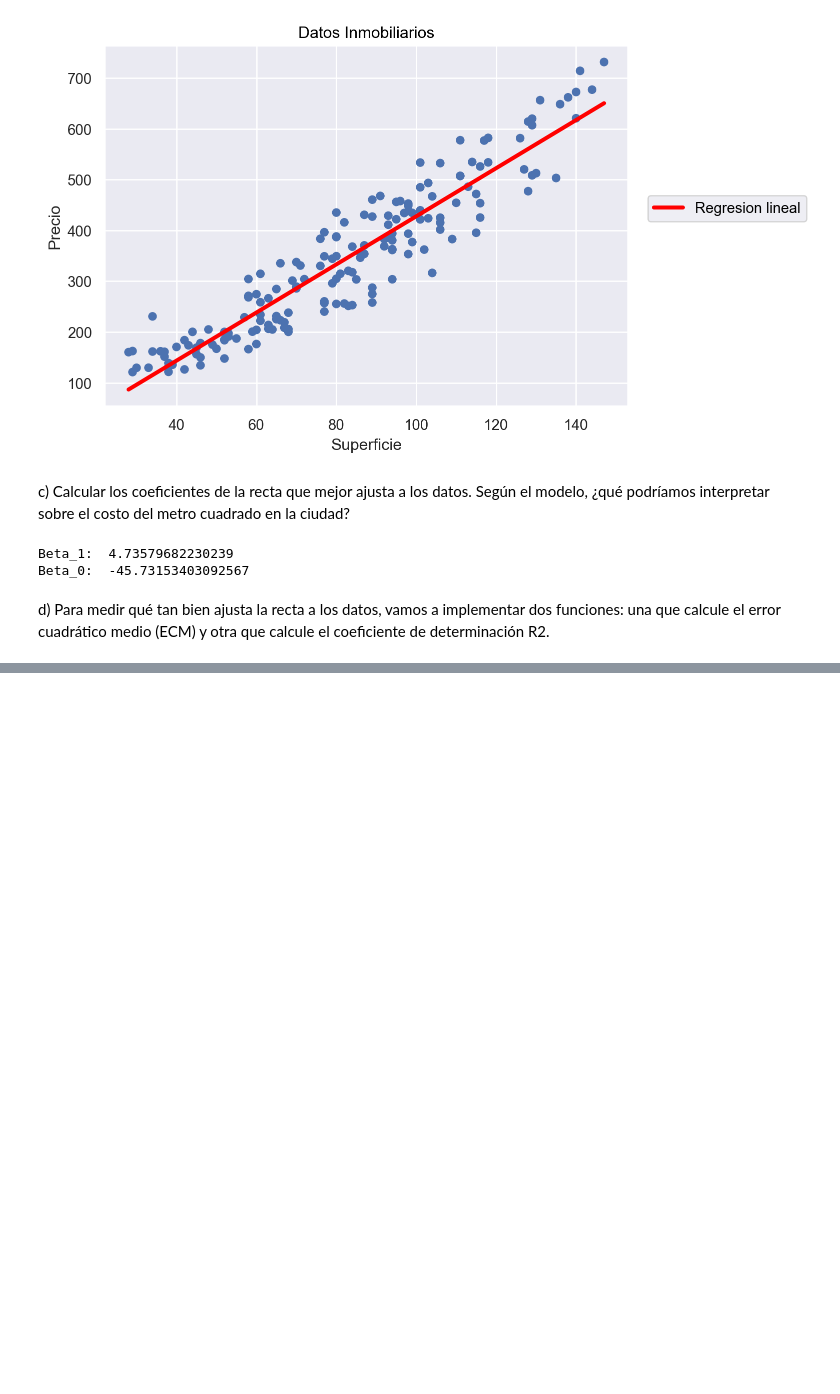
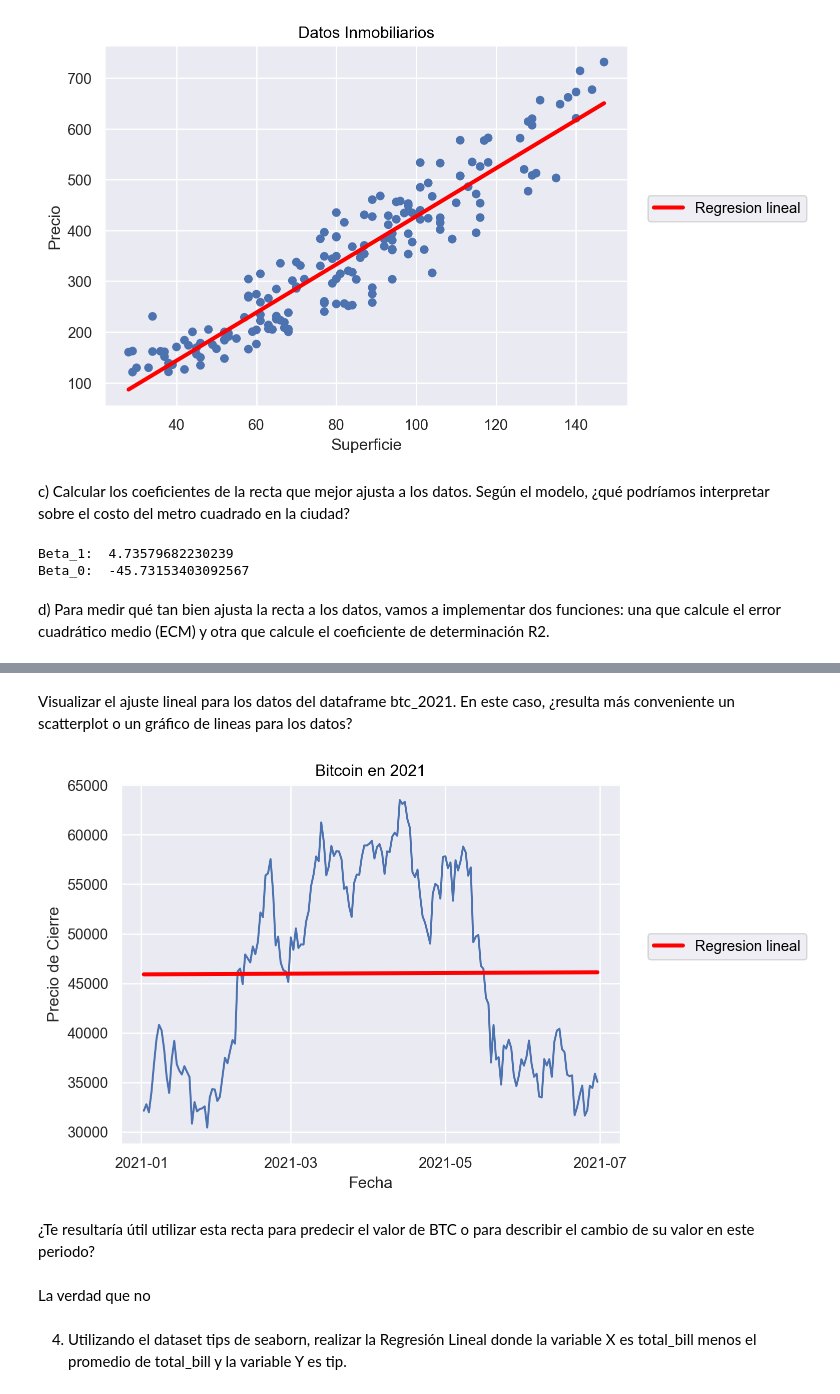
Before and after one commit to AnnBass23/LDD, a Jupyter notebook: P4 LDD/P4 LDD.ipynb, the cells around one changed output, grey strips where cells are left out. Cells and saved outputs as stored; diff of their text form; code cells hidden in the pictures; blank space fills up the shorter version.

```diff
--- a/P4 LDD/P4 LDD.ipynb
+++ b/P4 LDD/P4 LDD.ipynb
@@ -152,0 +225,3 @@ r2_score (datos[['precio']], y_pred)
+# %%
+btc = pd.read_csv('/Users/Usuario/Documents/EXACTAS/DATOS/2do Año/Labo de Datos/LDD/P4 LDD/Data/bitcoin.csv')
+btc.head()
@@ -152,0 +238,7 @@ r2_score (datos[['precio']], y_pred)
+# %%
+ # Nos aseguramos que pandas interprete la fecha correctamente
+btc['Date'] = pd.to_datetime(btc['Date'], format='%Y-%m-%d')
+# %%
+ # Filtramos el dataset en el periodo de interes
+btc_2021 = btc[(btc['Date']>"2021-01-01") & (btc['Date']<"2021-07-01")]
+display (btc_2021)
@@ -152,0 +259,19 @@ r2_score (datos[['precio']], y_pred)
+# %% [markdown]
+ Visualizar el ajuste lineal para los datos del dataframe btc_2021. En este caso, ¿resulta más
+ conveniente un scatterplot o un gráfico de lineas para los datos?
+# %%
+( so.Plot(data=btc_2021, x='Date', y='Close')
+    .add(so.Line())
+    .add(so.Line(color='red', linewidth=3), so.PolyFit(1), label='Regresion lineal')
+    .label(title='Bitcoin en 2021', x='Fecha', y='Precio de Cierre')
+)
+# %% [output]
+[figure, added]
+# %% [markdown]
+¿Te resultaría útil utilizar esta
+ recta para predecir el valor de BTC o para describir el cambio de su valor en este periodo?
+# %% [markdown]
+La verdad que no
+# %% [markdown]
+ 4. Utilizando el dataset tips de seaborn, realizar la Regresión Lineal donde la variable X es total_bill menos el promedio de total_bill
+ y la variable Y es tip.
```
Also changed, not shown: parts of 44 cells of this notebook, 1 other file.
